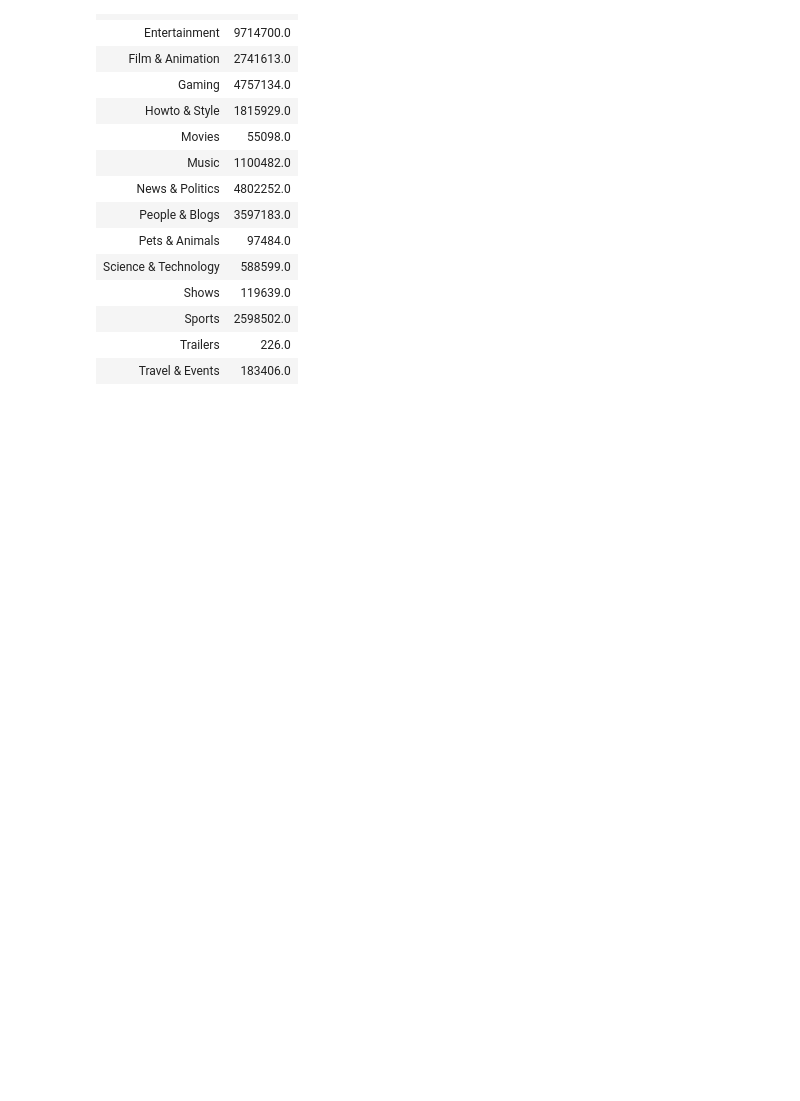
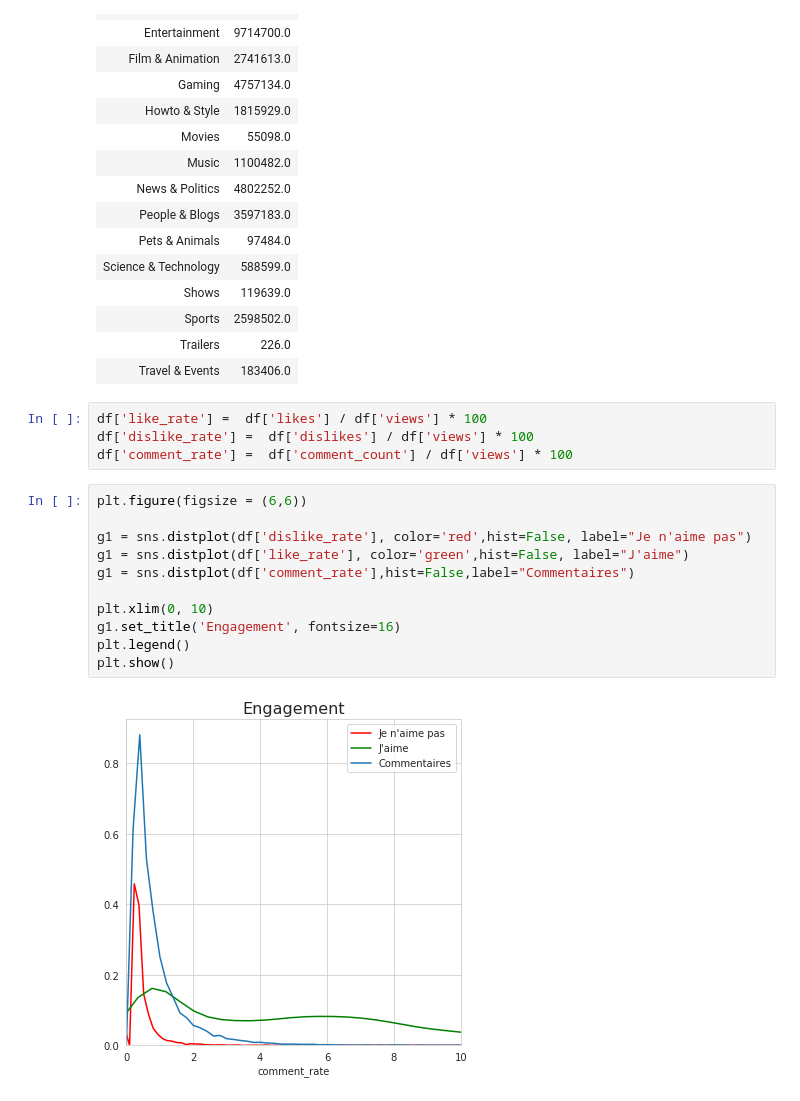
Before and after one commit to DROMZEE/Youtube-Predictor, a Jupyter notebook: projet_fred.ipynb, the cells around one changed output. Saved outputs shown, nothing was run; the diff lists cells and outputs as text; blank space fills up the shorter version.

Commit message:
Petit ajout graph distrib likes et autres

```diff
--- a/projet_fred.ipynb
+++ b/projet_fred.ipynb
@@ -583,3 +583,20 @@ df[["duree", "category"]].pivot_table(index=df["category"], aggfunc="sum")
 | Sports | 2598502.0 |
 | Trailers | 226.0 |
 | Travel & Events | 183406.0 |
+# %%
+df['like_rate'] =  df['likes'] / df['views'] * 100
+df['dislike_rate'] =  df['dislikes'] / df['views'] * 100
+df['comment_rate'] =  df['comment_count'] / df['views'] * 100
+# %%
+plt.figure(figsize = (6,6))
+
+g1 = sns.distplot(df['dislike_rate'], color='red',hist=False, label="Je n'aime pas")
+g1 = sns.distplot(df['like_rate'], color='green',hist=False, label="J'aime")
+g1 = sns.distplot(df['comment_rate'],hist=False,label="Commentaires")
+
+plt.xlim(0, 10)
+g1.set_title('Engagement', fontsize=16)
+plt.legend()
+plt.show()
+# %% [output]
+[figure, added]
```
